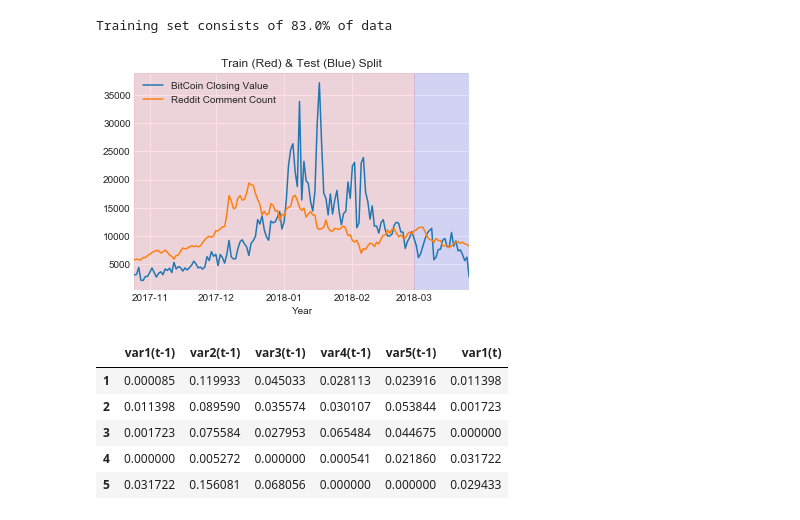
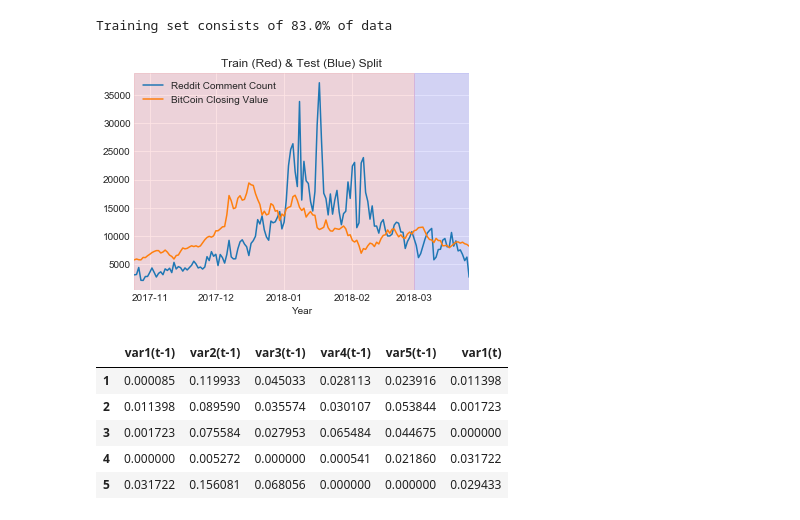
Before and after one commit to Mikhail-Naumov/Another_Bitcoin_Predictor, a Jupyter notebook: BitCoin_LSTM.ipynb, the cells around one changed output. Drawn from its saved outputs; the diff is of its cells as text; code cells hidden in the pictures.

Commit message:
cleaned graphics

```diff
--- a/BitCoin_LSTM.ipynb
+++ b/BitCoin_LSTM.ipynb
@@ -151,8 +151,15 @@ reddit_sent = reddit_sent.append(results)
 
 reddit = reddit.merge(reddit_sent,left_index=True,right_index=True)
 
+#sentiment scaled by score of post
 reddit['neg_s'] = reddit['neg']*reddit['score']
 reddit['pos_s'] = reddit['pos']*reddit['score']
 reddit['neu_s'] = reddit['neu']*reddit['score']
+
+#one hot encoded pos score col
+reddit['Neg_ohe'] = reddit['pos'] - reddit['neg']
+reddit['Pos_ohe'] = reddit['Neg_ohe'].apply(lambda x: 1 if x>0 else 0)
+reddit['Neg_ohe'] = reddit['Neg_ohe'].apply(lambda x: 1 if x<=0 else 0)
+
 #tqdm
 # %%
@@ -487,13 +554,13 @@ Training set consists of 83.0% of data
 # %%
 plt.plot(crypto[['comments','close']], '-', label='By Days')
 plt.axvspan(crypto.index[0], split_date, color='red', alpha=0.1)
 plt.axvspan(split_date, crypto.index[-1], color='blue', alpha=0.1)
 plt.xlim(crypto.index[0],crypto.index[-1])
 plt.title('Train (Red) & Test (Blue) Split'.format(c_))
-plt.legend(['BitCoin Closing Value','Reddit Comment Count'])
+plt.legend(['Reddit Comment Count','BitCoin Closing Value'])
 plt.xlabel('Year');
 # %% [output]
-[figure, old version]
+[figure, new version]
 # %%
 scaler = MinMaxScaler()
 # %%
```
Also changed, not shown: parts of 8 cells of this notebook.
